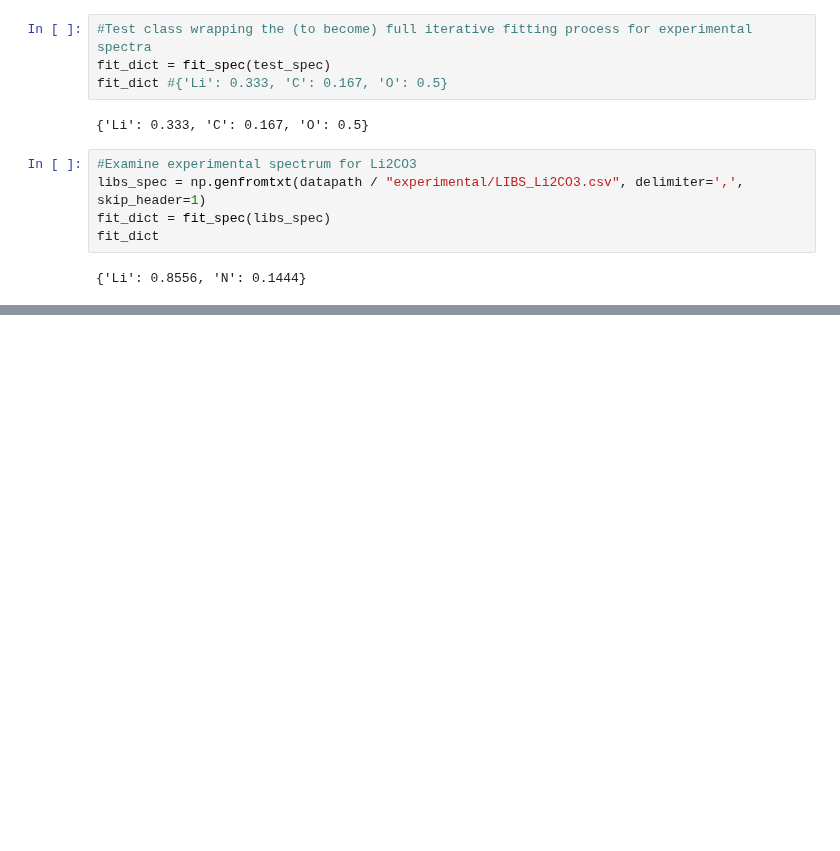
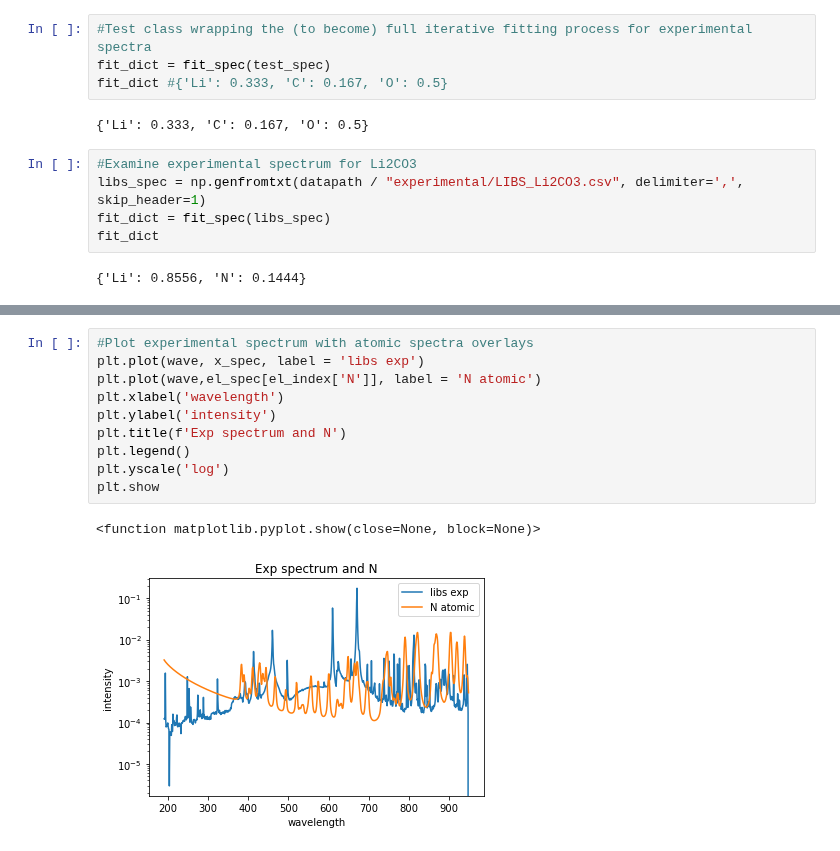
Before and after one commit to MWhitta/phaseMAP, a Jupyter notebook: Model_Test.ipynb, the cells around one changed output, grey strips where cells are left out. Drawn from its saved outputs; the diff is of its cells as text; blank space fills up the shorter version.

```diff
--- a/Model_Test.ipynb
+++ b/Model_Test.ipynb
@@ -431,0 +467,13 @@ fit_dict
+# %%
+#Plot experimental spectrum with atomic spectra overlays
+plt.plot(wave, x_spec, label = 'libs exp')
+plt.plot(wave,el_spec[el_index['N']], label = 'N atomic')
+plt.xlabel('wavelength')
+plt.ylabel('intensity')
+plt.title(f'Exp spectrum and N')
+plt.legend()
+plt.yscale('log')
+plt.show
+# %% [output]
+<function matplotlib.pyplot.show(close=None, block=None)>
+[figure, added]
```
Also changed, not shown: parts of 6 cells of this notebook.
